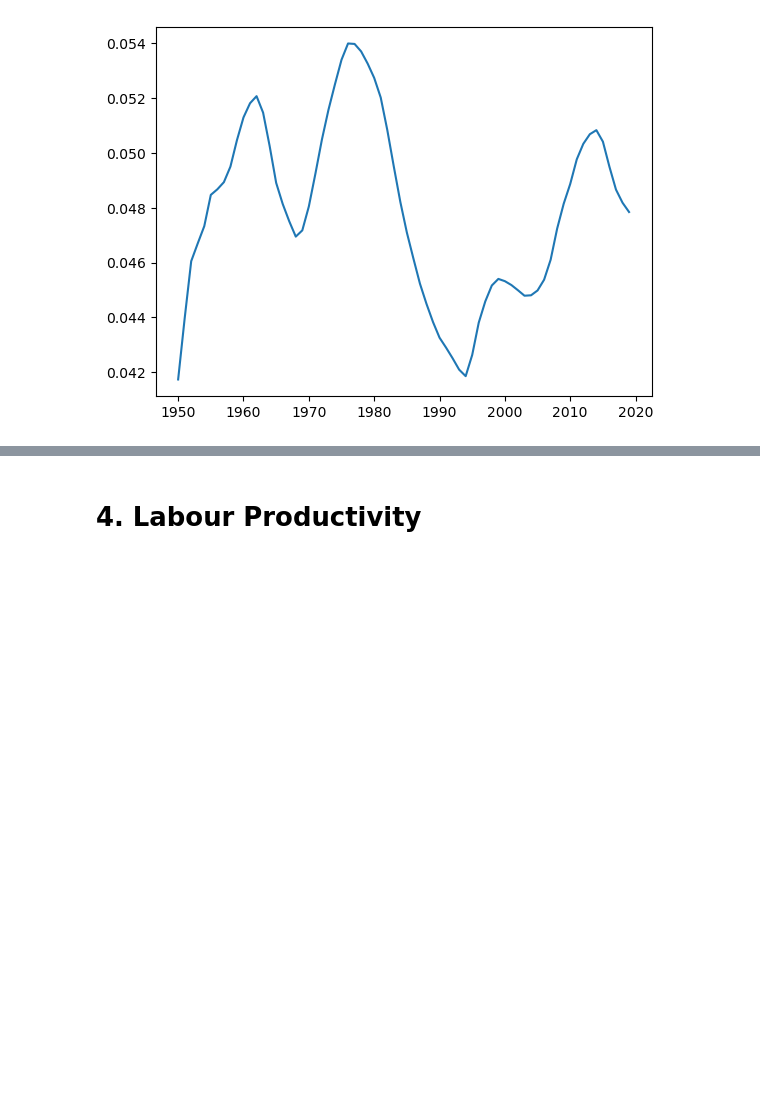
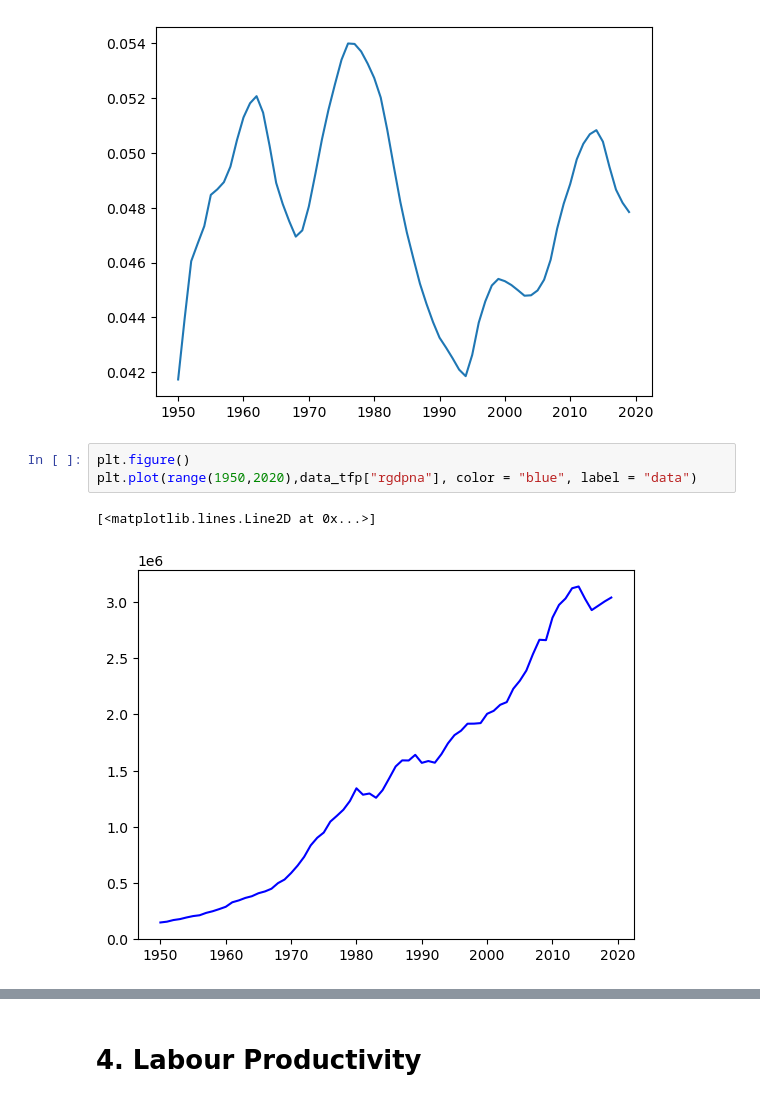
Before and after one commit to Jessie-Fung/ec2b1-brazil, a Jupyter notebook: code/code.ipynb, the cells around one changed output, grey strips where cells are left out. Cells and saved outputs as stored; diff of their text form; blank space fills up the shorter version.

```diff
--- a/code/code.ipynb
+++ b/code/code.ipynb
@@ -648,6 +670,12 @@ plt.plot(range(1950,2020), data_tfp["delta"])
 # %% [output]
 [<matplotlib.lines.Line2D at 0x...>]
 [figure]
+# %%
+plt.figure()
+plt.plot(range(1950,2020),data_tfp["rgdpna"], color = "blue", label = "data")
+# %% [output]
+[<matplotlib.lines.Line2D at 0x...>]
+[figure, added]
 # %%
 def solow_simulation(starting_year, gL, gH, gA, years):
     df_starting = data_tfp[data_tfp["year"] == starting_year][["year", "rgdpna", "rnna", "hc", "labour", "tfp"]].reset_index(drop=True)
```
Also changed, not shown: parts of 15 cells of this notebook, 1 other file.
